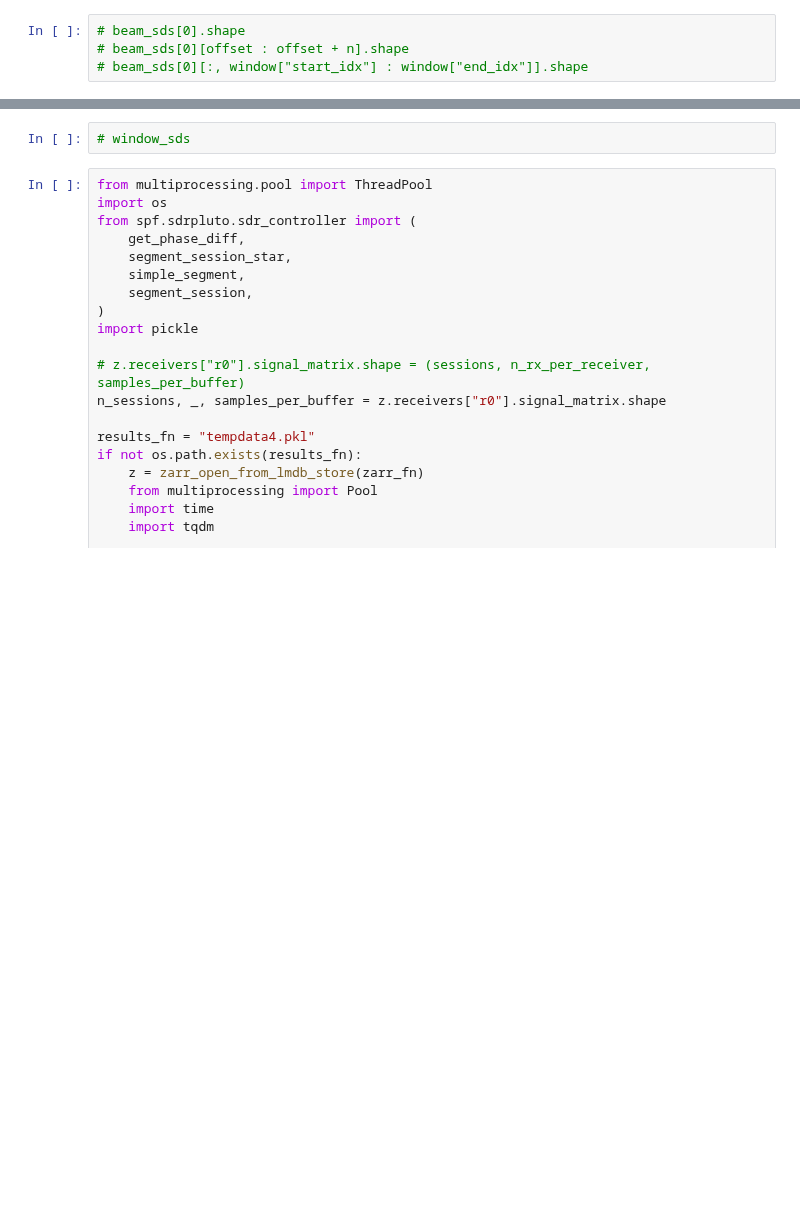
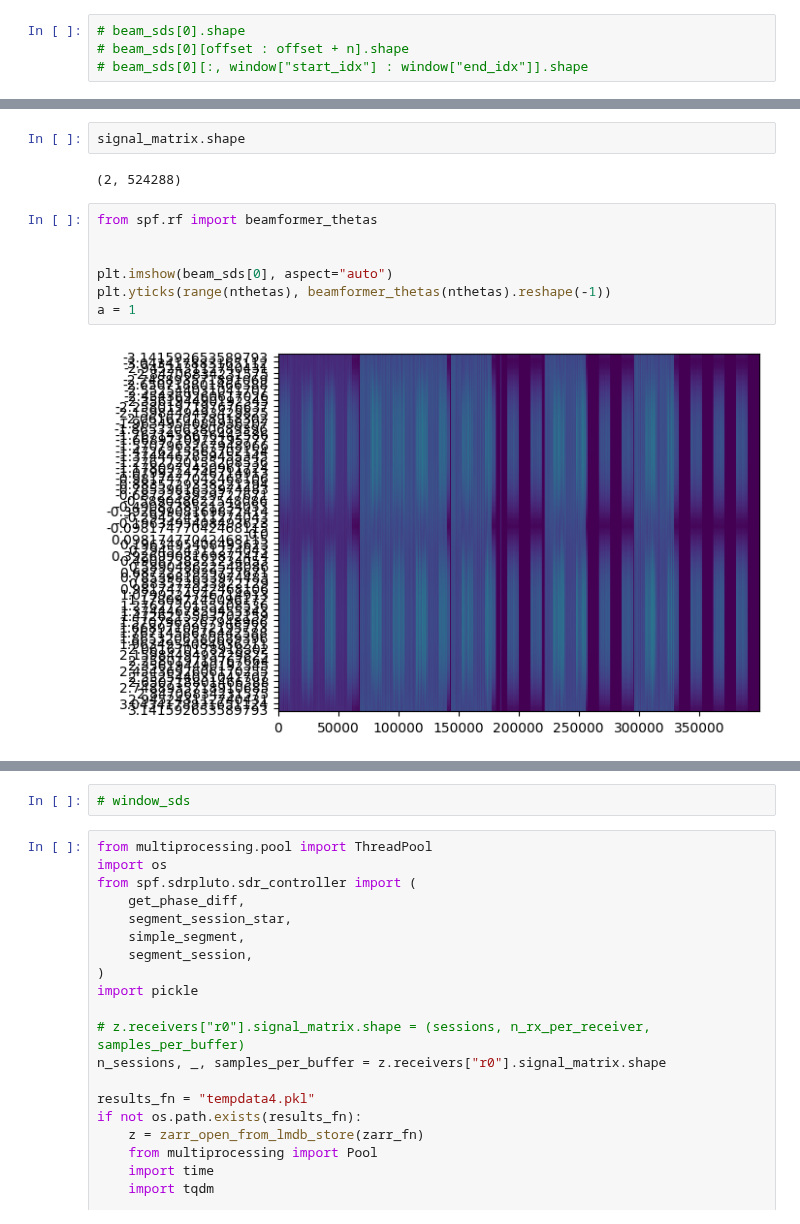
Before and after one commit to misko/spf, a Jupyter notebook: spf/notebooks/load_v5_data.ipynb, the cells around one changed output, grey strips where cells are left out. Cells and saved outputs as stored; diff of their text form; blank space fills up the shorter version.

```diff
--- a/spf/notebooks/load_v5_data.ipynb
+++ b/spf/notebooks/load_v5_data.ipynb
@@ -126,2 +158,15 @@ fig.set_tight_layout(True)
+# %%
+signal_matrix.shape
+# %% [output]
+(2, 524288)
+# %%
+from spf.rf import beamformer_thetas
+
+
+plt.imshow(beam_sds[0], aspect="auto")
+plt.yticks(range(nthetas), beamformer_thetas(nthetas).reshape(-1))
+a = 1
+# %% [output]
+[figure, added]
 # %%
 plt.imshow(window_sds.mean(axis=0, keepdims=True))
```
Also changed, not shown: parts of 30 cells of this notebook, 3 other files.
